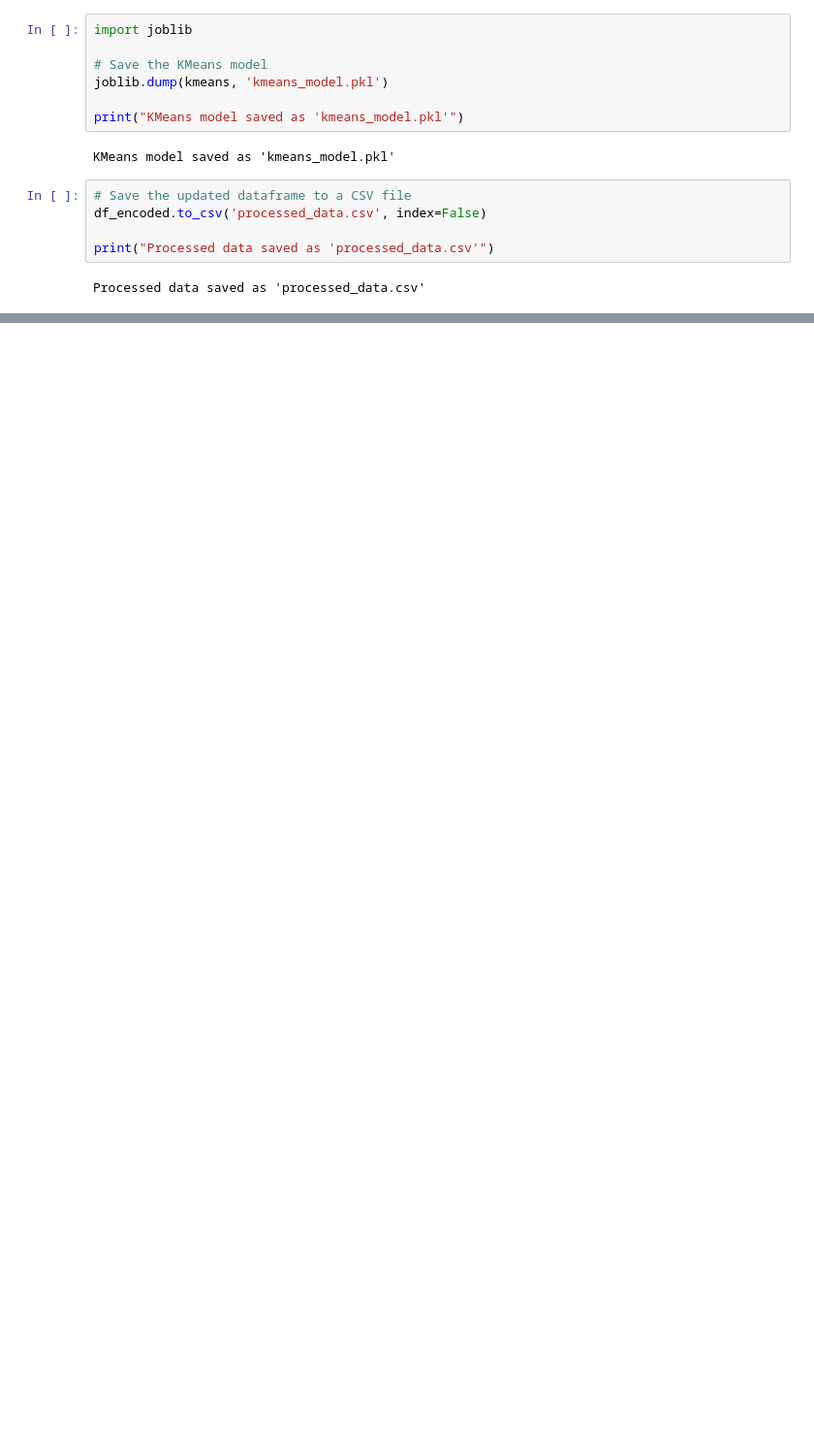
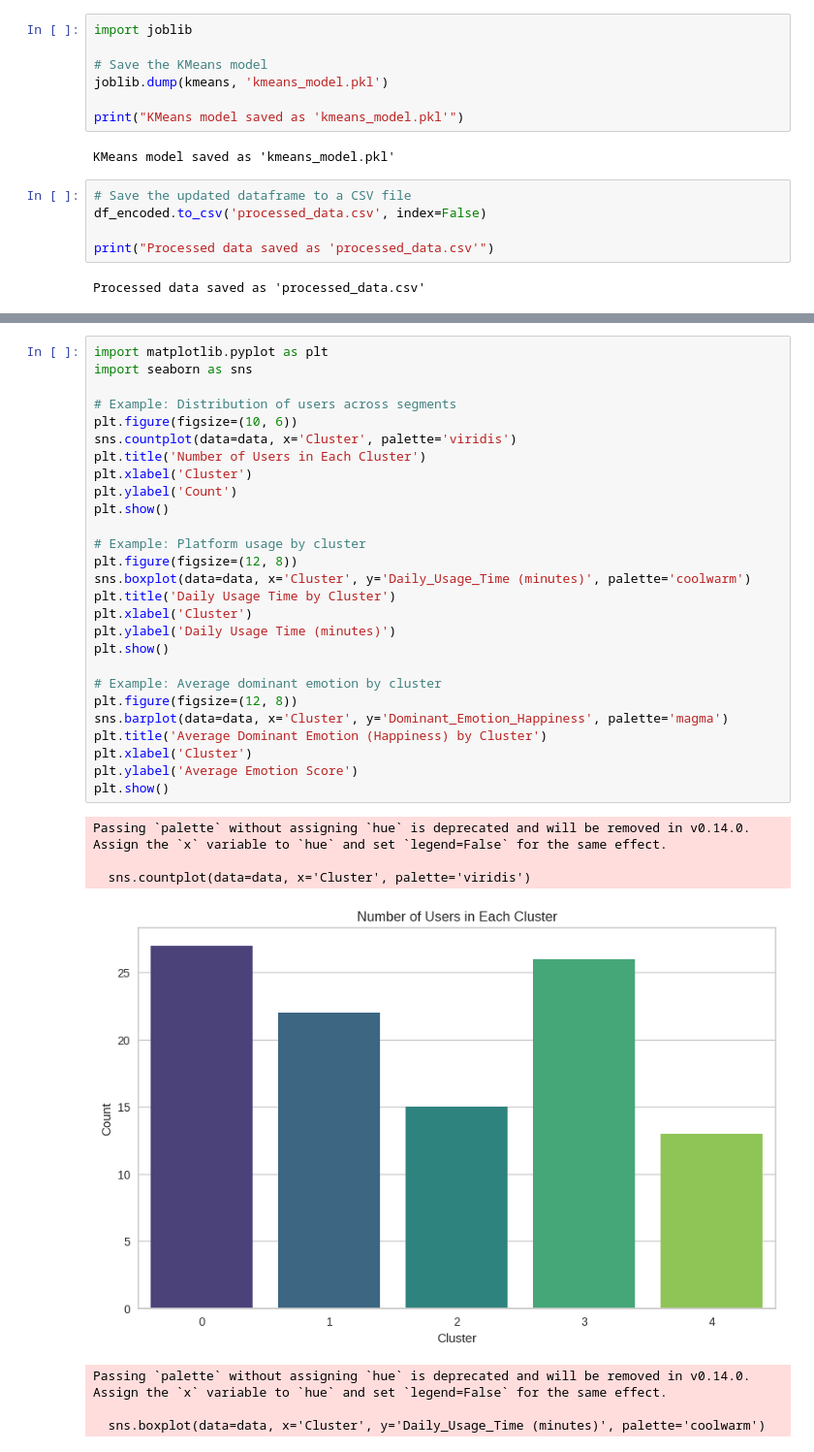
Before and after one commit to Anky597/clusermodel, a Jupyter notebook: Clustermodel.ipynb, the cells around one changed output, grey strips where cells are left out. Shown at 97% size. Cells and saved outputs as stored; diff of their text form; blank space fills up the shorter version.

```diff
--- a/Clustermodel.ipynb
+++ b/Clustermodel.ipynb
@@ -707,0 +1143,35 @@ Processed data saved as 'processed_data.csv'
+# %%
+import matplotlib.pyplot as plt
+import seaborn as sns
+
+# Example: Distribution of users across segments
+plt.figure(figsize=(10, 6))
+sns.countplot(data=data, x='Cluster', palette='viridis')
+plt.title('Number of Users in Each Cluster')
+plt.xlabel('Cluster')
+plt.ylabel('Count')
+plt.show()
+
+# Example: Platform usage by cluster
+plt.figure(figsize=(12, 8))
+sns.boxplot(data=data, x='Cluster', y='Daily_Usage_Time (minutes)', palette='coolwarm')
+plt.title('Daily Usage Time by Cluster')
+plt.xlabel('Cluster')
+plt.ylabel('Daily Usage Time (minutes)')
+plt.show()
+
+# Example: Average dominant emotion by cluster
+plt.figure(figsize=(12, 8))
+sns.barplot(data=data, x='Cluster', y='Dominant_Emotion_Happiness', palette='magma')
+plt.title('Average Dominant Emotion (Happiness) by Cluster')
+plt.xlabel('Cluster')
+plt.ylabel('Average Emotion Score')
+plt.show()
+# %% [output]
+Passing `palette` without assigning `hue` is deprecated and will be removed in v0.14.0. Assign the `x` variable to `hue` and set `legend=False` for the same effect.
+
+  sns.countplot(data=data, x='Cluster', palette='viridis')
+[figure, added]
+Passing `palette` without assigning `hue` is deprecated and will be removed in v0.14.0. Assign the `x` variable to `hue` and set `legend=False` for the same effect.
+
+  sns.boxplot(data=data, x='Cluster', y='Daily_Usage_Time (minutes)', palette='coolwarm')
```
Also changed, not shown: parts of 22 cells of this notebook.
